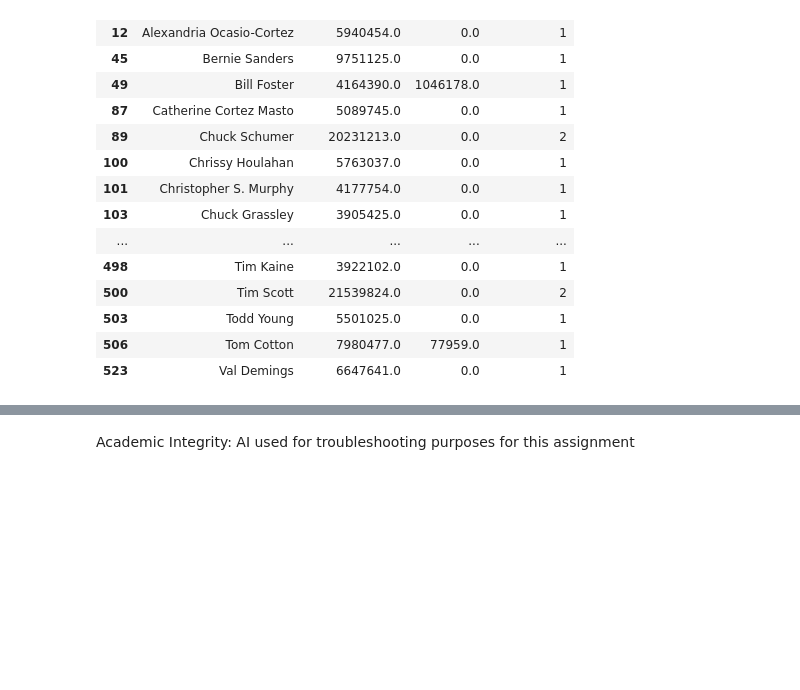
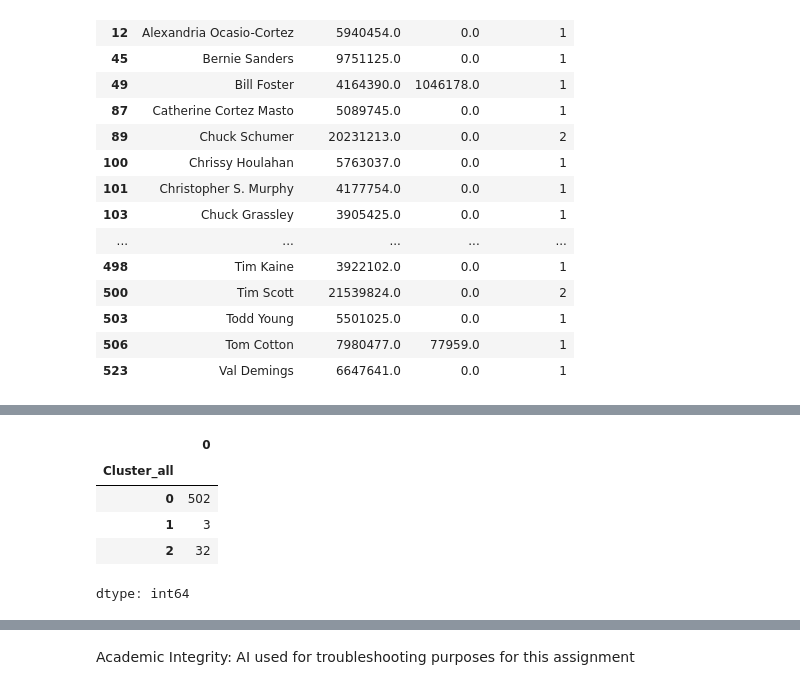
Before and after one commit to miacachion/clustering_assignment, a Jupyter notebook: assignment_clustering.ipynb, the cells around one changed output, grey strips where cells are left out. Drawn from its saved outputs; the diff is of its cells as text; code cells hidden in the pictures; blank space fills up the shorter version.

```diff
--- a/assignment_clustering.ipynb
+++ b/assignment_clustering.ipynb
@@ -301,0 +321,20 @@ small_2_clusters2[["Member", "Cash on Hand", "Debts", "Cluster_CD"]]
+# %%
+k = 3
+kmeans_all = KMeans(n_clusters=k, random_state=0).fit(X_all)
+df["Cluster_all"] = kmeans_all.labels_
+
+df.groupby("Cluster_all").size()
+
+# Including all 4 variables, most candidates fall into cluster 0, cluster 1 and 2 much smaller
+# Small cluster holds extreme outliers
+# Medium cluster captures candidates with distinctive money patterns (ex: high raised/spent but low debt)
+
+# Compared to Raised/Spent, separation is less clear
+# Compared to Cash/Debts, more variety, but clusters still overlap
+# %% [output]
+|  | 0 |
+| Cluster_all |  |
+| 0 | 502 |
+| 1 | 3 |
+| 2 | 32 |
+dtype: int64
```
Also changed, not shown: parts of 6 cells of this notebook.
